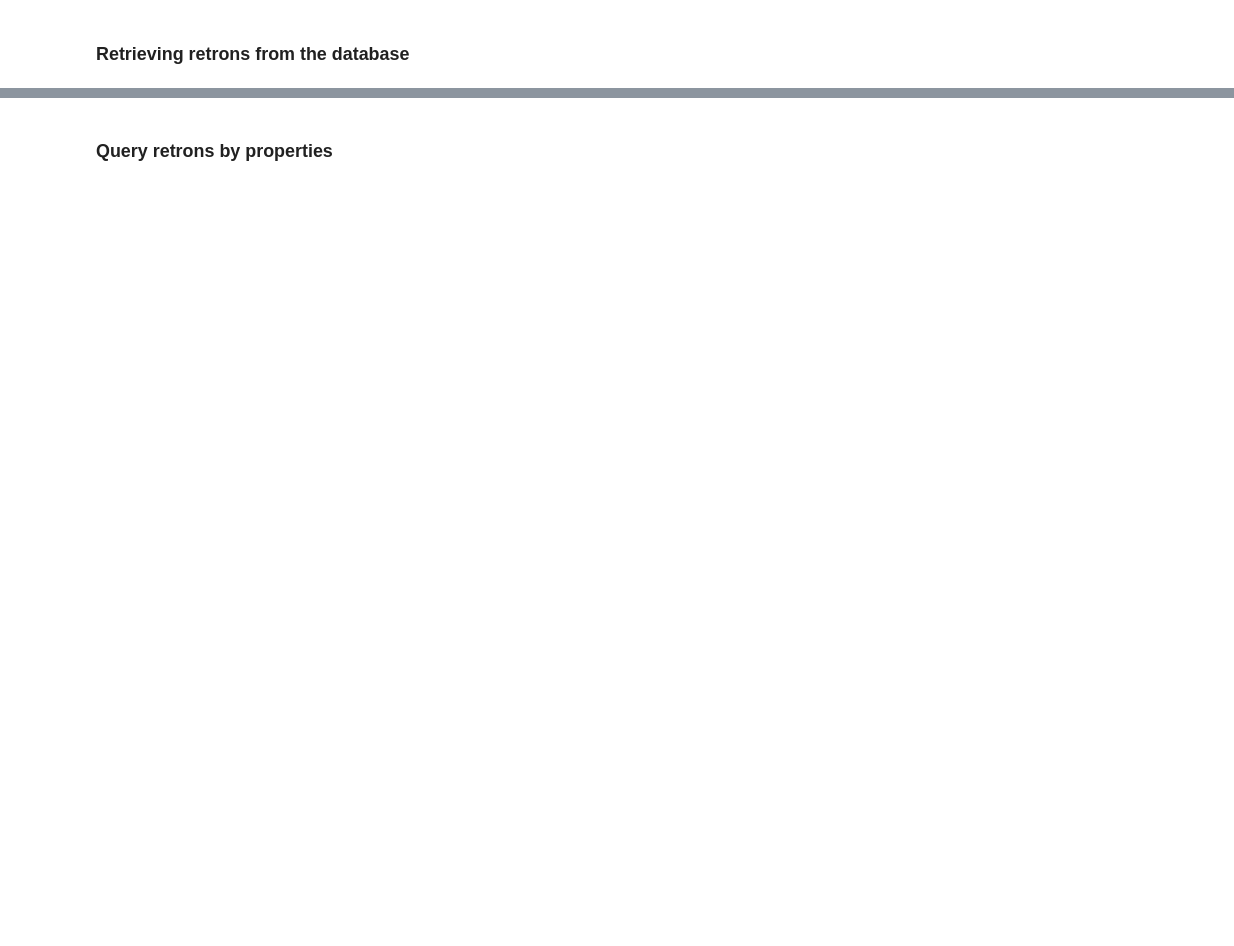
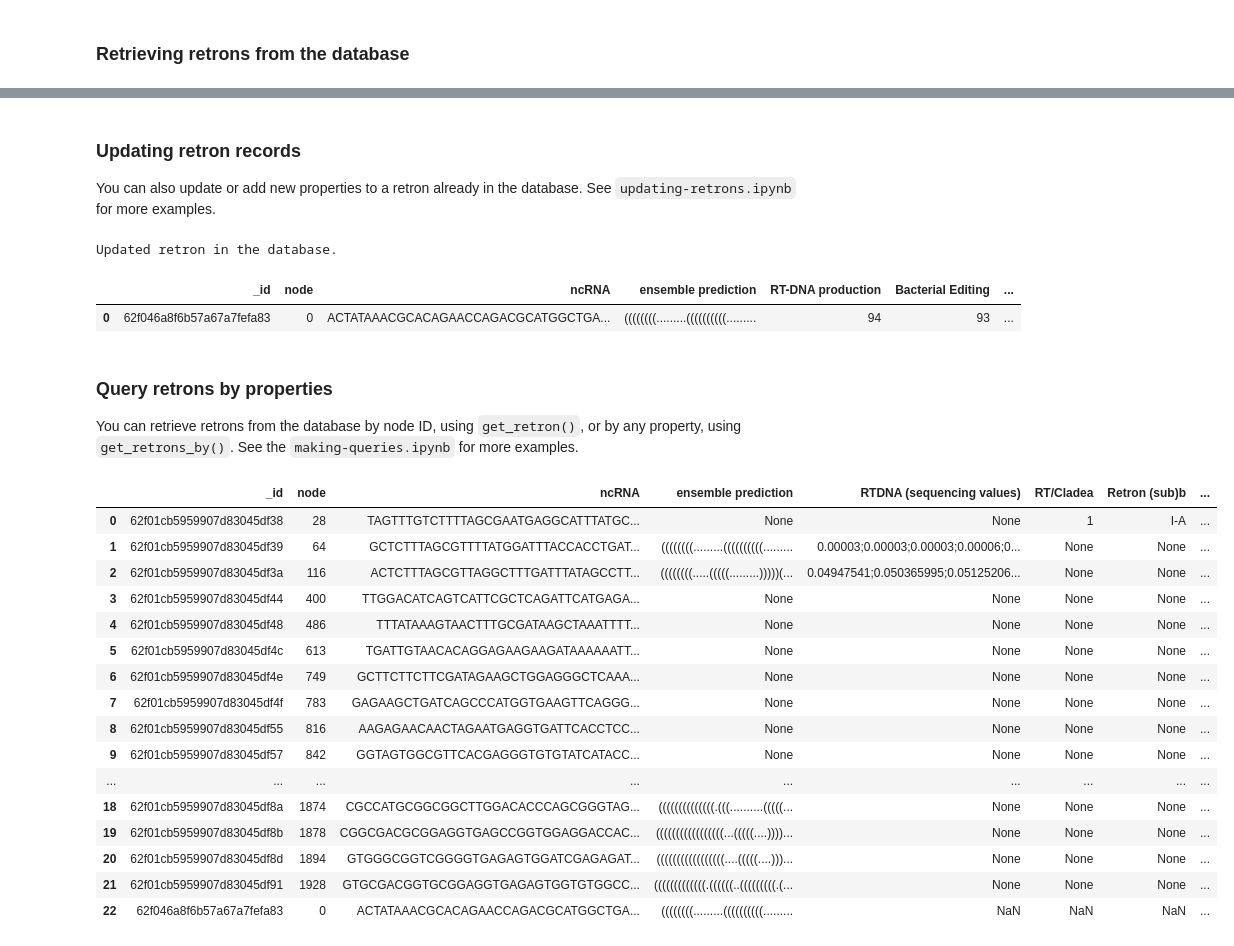
Before and after one commit to AlexanderPico/retrondb-notebooks, a Jupyter notebook: getting-started.ipynb, the cells around one changed output, grey strips where cells are left out. Cells and saved outputs as stored; diff of their text form; code cells hidden in the pictures; blank space fills up the shorter version.

```diff
--- a/getting-started.ipynb
+++ b/getting-started.ipynb
@@ -46,2 +59,16 @@ rdb.add_retron(db_retrons, retron0)
+# %% [markdown]
+### Updating retron records
+You can also update or add new properties to a retron already in the database. See `updating-retrons.ipynb` for more examples.
+# %%
+retron0update = {
+        "node":"0",
+        "Mammalian Editing Group":"2"
+        }
+rdb.update_retron(db_retrons, retron0update)
+# %% [output]
+Updated retron in the database.
+|  | _id | node | ncRNA | ensemble prediction | RT-DNA production | Bacterial Editing | ... |
+| 0 | 62f046a8f6b57a67a7fefa83 | 0 | ACTATAAACGCACAGAACCAGACGCATGGCTGA... | ((((((((.........((((((((((......... | 94 | 93 | ... |
 # %% [markdown]
 ### Query retrons by properties
+You can retrieve retrons from the database by node ID, using `get_retron()`, or by any property, using `get_retrons_by()`. See the `making-queries.ipynb` for more examples.
@@ -59,2 +75,20 @@ ret_df
 # %%
-rdb.get_retrons_by(db_retrons,'mamalianEditingGroup', '2')
+rdb.get_retrons_by(db_retrons,'Mammalian Editing Group', '2')
+# %% [output]
+|  | _id | node | ncRNA | ensemble prediction | RTDNA (sequencing values) | RT/Cladea | Retron (sub)b | ... |
+| 0 | 62f01cb5959907d83045df38 | 28 | TAGTTTGTCTTTTAGCGAATGAGGCATTTATGC... | None | None | 1 | I-A | ... |
+| 1 | 62f01cb5959907d83045df39 | 64 | GCTCTTTAGCGTTTTATGGATTTACCACCTGAT... | ((((((((.........((((((((((......... | 0.00003;0.00003;0.00003;0.00006;0... | None | None | ... |
+| 2 | 62f01cb5959907d83045df3a | 116 | ACTCTTTAGCGTTAGGCTTTGATTTATAGCCTT... | ((((((((.....(((((.........)))))(... | 0.04947541;0.050365995;0.05125206... | None | None | ... |
+| 3 | 62f01cb5959907d83045df44 | 400 | TTGGACATCAGTCATTCGCTCAGATTCATGAGA... | None | None | None | None | ... |
+| 4 | 62f01cb5959907d83045df48 | 486 | TTTATAAAGTAACTTTGCGATAAGCTAAATTTT... | None | None | None | None | ... |
+| 5 | 62f01cb5959907d83045df4c | 613 | TGATTGTAACACAGGAGAAGAAGATAAAAAATT... | None | None | None | None | ... |
+| 6 | 62f01cb5959907d83045df4e | 749 | GCTTCTTCTTCGATAGAAGCTGGAGGGCTCAAA... | None | None | None | None | ... |
+| 7 | 62f01cb5959907d83045df4f | 783 | GAGAAGCTGATCAGCCCATGGTGAAGTTCAGGG... | None | None | None | None | ... |
+| 8 | 62f01cb5959907d83045df55 | 816 | AAGAGAACAACTAGAATGAGGTGATTCACCTCC... | None | None | None | None | ... |
+| 9 | 62f01cb5959907d83045df57 | 842 | GGTAGTGGCGTTCACGAGGGTGTGTATCATACC... | None | None | None | None | ... |
+| ... | ... | ... | ... | ... | ... | ... | ... | ... |
+| 18 | 62f01cb5959907d83045df8a | 1874 | CGCCATGCGGCGGCTTGGACACCCAGCGGGTAG... | ((((((((((((((.(((..........(((((... | None | None | None | ... |
+| 19 | 62f01cb5959907d83045df8b | 1878 | CGGCGACGCGGAGGTGAGCCGGTGGAGGACCAC... | (((((((((((((((((...(((((....))))... | None | None | None | ... |
+| 20 | 62f01cb5959907d83045df8d | 1894 | GTGGGCGGTCGGGGTGAGAGTGGATCGAGAGAT... | (((((((((((((((((....(((((....)))... | None | None | None | ... |
+| 21 | 62f01cb5959907d83045df91 | 1928 | GTGCGACGGTGCGGAGGTGAGAGTGGTGTGGCC... | (((((((((((((.((((((..(((((((((.(... | None | None | None | ... |
+| 22 | 62f046a8f6b57a67a7fefa83 | 0 | ACTATAAACGCACAGAACCAGACGCATGGCTGA... | ((((((((.........((((((((((......... | NaN | NaN | NaN | ... |
```
Also changed, not shown: parts of 11 cells of this notebook, 6 other files.
